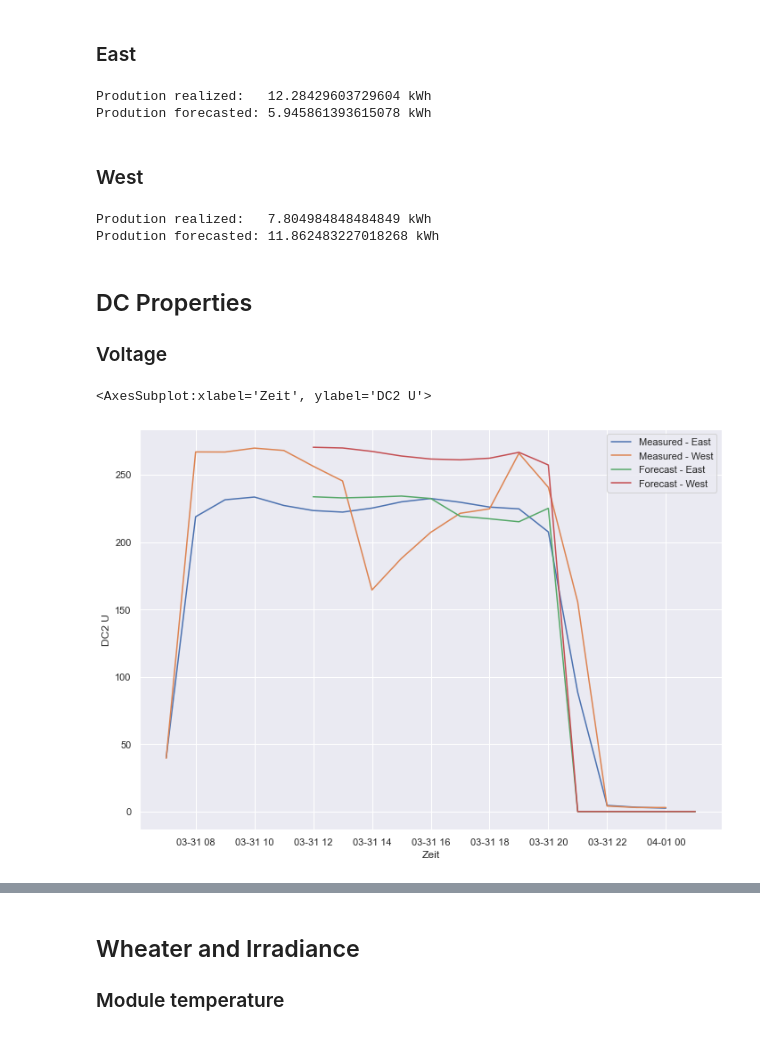
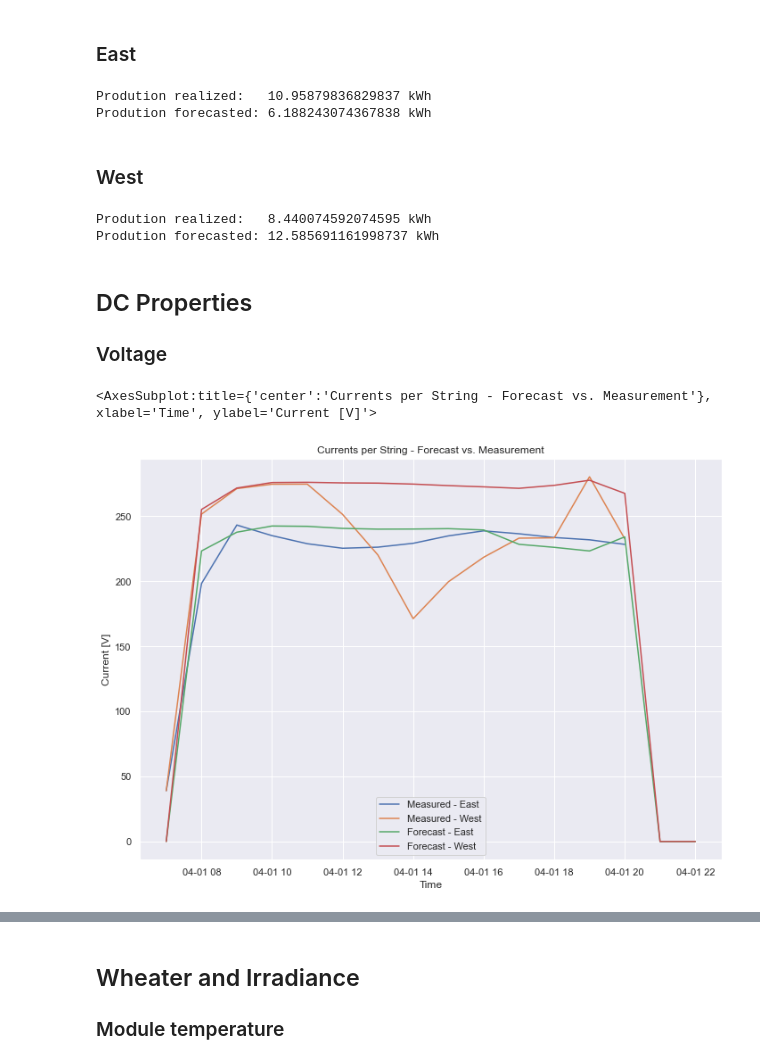
Before and after one commit to tinoetzold/PV-Prognose, a Jupyter notebook: analyze_data.ipynb, the cells around one changed output, grey strips where cells are left out. Cells and saved outputs as stored; diff of their text form; code cells hidden in the pictures.

Commit message:
Updated data analysis with addtionial values

```diff
--- a/analyze_data.ipynb
+++ b/analyze_data.ipynb
@@ -4,13 +4,14 @@ import pandas as pd
 import seaborn as sns
 import matplotlib
 import matplotlib.pyplot as plt
+sns.set_style("whitegrid")
 # %% [markdown]
 # Open the data file from Plenticore Inverter (measured data)
 
 The datafile will be opened and adapted to fit the required formats.
 # %%
-data_file = os.path.join(os.getcwd(), "pv_data", "2021_q1.csv")
-
+#data_file = os.path.join(os.getcwd(), "pv_data", "2021_q1.csv")
+data_file = os.path.join(os.getcwd(), "pv_data", "2021_04_01.csv")
 mydf = pd.read_csv(data_file, skiprows=6, delimiter="\t", index_col="Zeit")
 mydf.index = pd.to_datetime(mydf.index, unit='s')
 mydf.index = mydf.index.tz_localize('UTC') + pd.offsets.Hour(1)
@@ -20,12 +21,13 @@ mydf = mydf[mydf["DC1 U"].notna()]
 mydf["DC1_I_A"] = mydf["DC1 I"] / 1000.0   # convert from mA to ampere
 mydf["DC2_I_A"] = mydf["DC2 I"] / 1000.0   # convert from mA to ampere
 mydf["ALL_AC_POWER"] = mydf["DC1 P"] + mydf["DC2 P"]
+mydf["Consumption"] = mydf["HC2 P"] + mydf["HC2 P"]
 # %%
 pv_gen_hourly = mydf.groupby(pd.Grouper(freq='H', closed='right')).mean()
 # %% [markdown]
 # Open the forecast data
 # %%
-data_file = os.path.join(os.getcwd(), "output", "2021_03_31_15_Uhr.csv")
+data_file = os.path.join(os.getcwd(), "output", "2021_04_01_08_Uhr.csv")
 
 forecast_data = pd.read_csv(data_file, index_col="DATE")
 forecast_data.index = pd.to_datetime(forecast_data.index)
@@ -52,12 +54,13 @@ Index(['WIND_DIRECTION', 'WIND_SPEED', 'CLOUD_COVER_TOTAL',
 # Viusalize daza
 ## Overall power output
 # %%
-today = datetime.date.today() - datetime.timedelta(days=1)
+today = datetime.date.today()# - datetime.timedelta(days=1)
 start = datetime.datetime(year=today.year, month=today.month, day=today.day, hour=5)
 start = pd.Timestamp(start).tz_localize('utc')
 end = datetime.datetime(year=today.year, month=today.month, day=today.day, hour=23)
 end = pd.Timestamp(end).tz_localize('utc')
 data_pv_h = pv_gen_hourly.loc[start:end]
+data_pv_overall = mydf.loc[start:end]
 forecast_h = forecast_data.loc[start:end]
 # %% [markdown]
 ## Overall power output
@@ -110,8 +128,8 @@ print(f"Prodution realized:   {val / 1000} kWh")
 val = forecast_h["Ost_ac"].loc[forecast_h["Ost_ac"] > 0].sum()
 print(f"Prodution forecasted: {val / 1000} kWh")
 # %% [output]
-Prodution realized:   12.28429603729604 kWh
-Prodution forecasted: 5.945861393615078 kWh
+Prodution realized:   10.95879836829837 kWh
+Prodution forecasted: 6.188243074367838 kWh
 # %% [markdown]
 ### West
 # %%
@@ -120,16 +138,20 @@ print(f"Prodution realized:   {val / 1000} kWh")
 val = forecast_h["West_ac"].loc[forecast_h["West_ac"] > 0].sum()
 print(f"Prodution forecasted: {val / 1000} kWh")
 # %% [output]
-Prodution realized:   7.804984848484849 kWh
-Prodution forecasted: 11.862483227018268 kWh
+Prodution realized:   8.440074592074595 kWh
+Prodution forecasted: 12.585691161998737 kWh
 # %% [markdown]
 ## DC Properties
 ### Voltage
 # %%
+fig, ax = plt.subplots()
+ax.set_xlabel("Time")
+ax.set_ylabel("Current [V]")
+ax.set_title("Currents per String - Forecast vs. Measurement")
 sns.lineplot(x="Zeit", y="DC2 U", data=data_pv_h, label="Measured - East")
 sns.lineplot(x="Zeit", y="DC1 U", data=data_pv_h, label="Measured - West")
 sns.lineplot(x=forecast_h.index, y="Ost_dc_v_mp", data=forecast_h, label="Forecast - East")
 sns.lineplot(x=forecast_h.index, y="West_dc_v_mp", data=forecast_h, label="Forecast - West")
 # %% [output]
-<AxesSubplot:xlabel='Zeit', ylabel='DC2 U'>
+<AxesSubplot:title={'center':'Currents per String - Forecast vs. Measurement'}, xlabel='Time', ylabel='Current [V]'>
-[figure, old version]
+[figure, new version]
```
Also changed, not shown: parts of 9 cells of this notebook, 1 other file.
